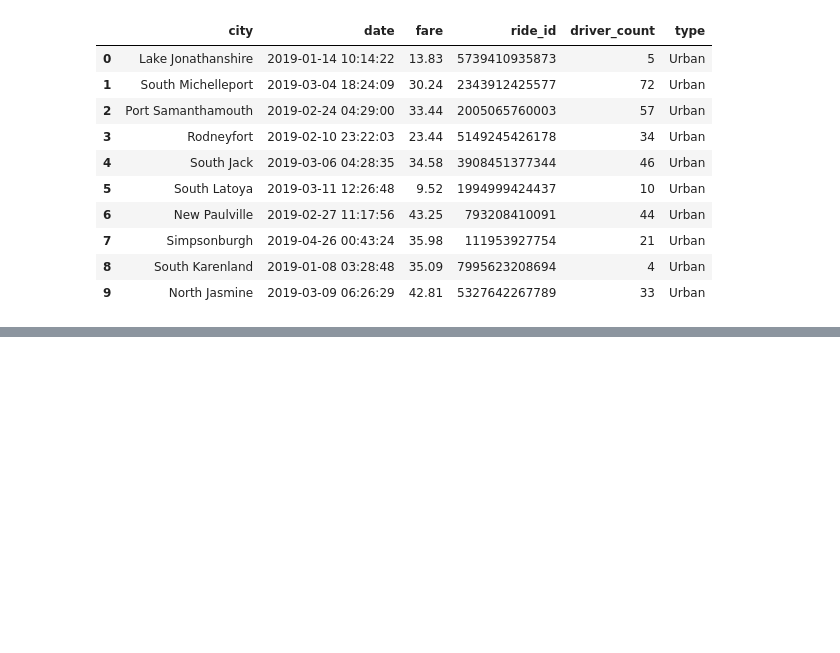
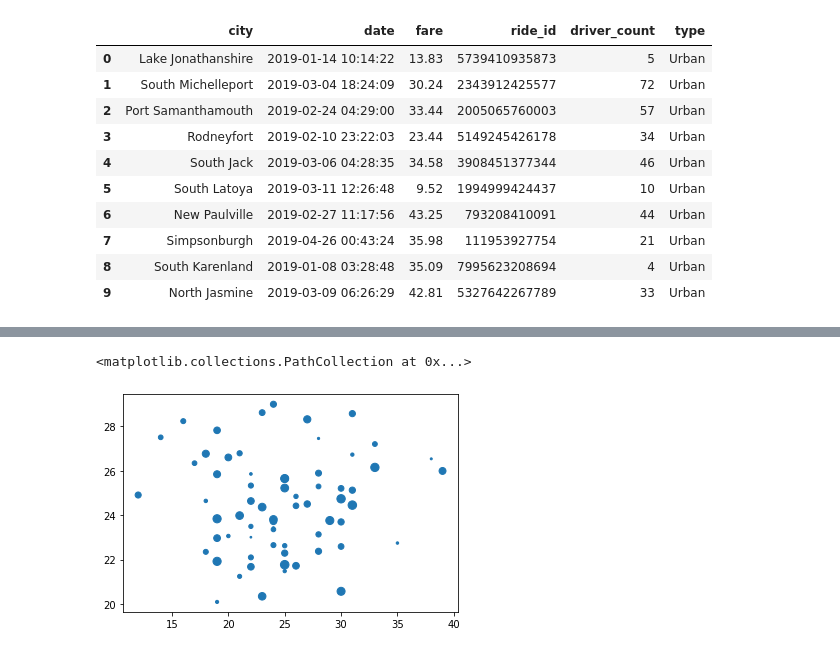
Before and after one commit to BadComp0ny/Pyber_Analysis, a Jupyter notebook: Pyber.ipynb, the cells around one changed output, grey strips where cells are left out. Drawn from its saved outputs; the diff is of its cells as text; code cells hidden in the pictures; blank space fills up the shorter version.

```diff
--- a/Pyber.ipynb
+++ b/Pyber.ipynb
@@ -128,3 +128,7 @@ pyber_data_df.head(10)
 | 7 | Simpsonburgh | 2019-04-26 00:43:24 | 35.98 | 111953927754 | 21 | Urban |
 | 8 | South Karenland | 2019-01-08 03:28:48 | 35.09 | 7995623208694 | 4 | Urban |
 | 9 | North Jasmine | 2019-03-09 06:26:29 | 42.81 | 5327642267789 | 33 | Urban |
+# %%
+# Create the Urban city DataFrame.
+urban_cities_df = pyber_data_df[pyber_data_df['type'] == 'Urban']
+urban_cities_df
@@ -130,0 +169,21 @@ pyber_data_df.head(10)
+# %%
+# Get the number of rides for all new DF's cities.
+urban_ride_count = urban_cities_df.groupby(['city']).count()['ride_id']
+suburban_ride_count = suburban_cities_df.groupby(['city']).count()['ride_id']
+rural_ride_count = rural_cities_df.groupby(['city']).count()['ride_id']
+# %%
+# Get average fare for each city in the DF's cities.
+urban_avg_fare = urban_cities_df.groupby(['city']).mean()['fare']
+suburban_avg_fare = suburban_cities_df.groupby(['city']).mean()['fare']
+rural_avg_fare = rural_cities_df.groupby(['city']).mean()['fare']
+# %%
+# Get the average drivers for each city
+urban_driver_count = urban_cities_df.groupby(['city']).mean()['driver_count']
+suburban_driver_count = suburban_cities_df.groupby(['city']).mean()['driver_count']
+rural_driver_count = rural_cities_df.groupby(['city']).mean()['driver_count']
+# %%
+# Build the scatter plots for urban cities.
+plt.scatter(urban_ride_count, urban_avg_fare, s=(urban_driver_count))
+# %% [output]
+<matplotlib.collections.PathCollection at 0x...>
+[figure, added]
```
Also changed, not shown: parts of 6 cells of this notebook, 1 other file.
